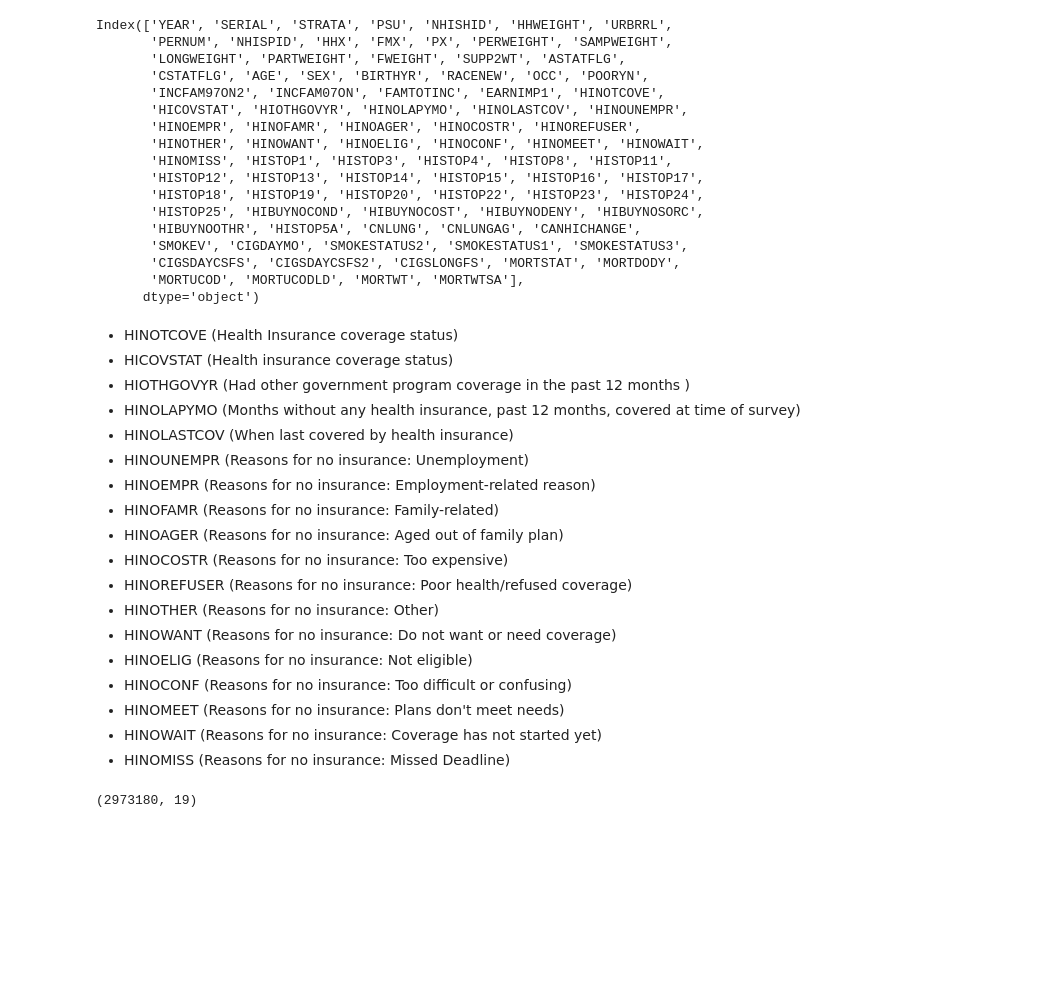
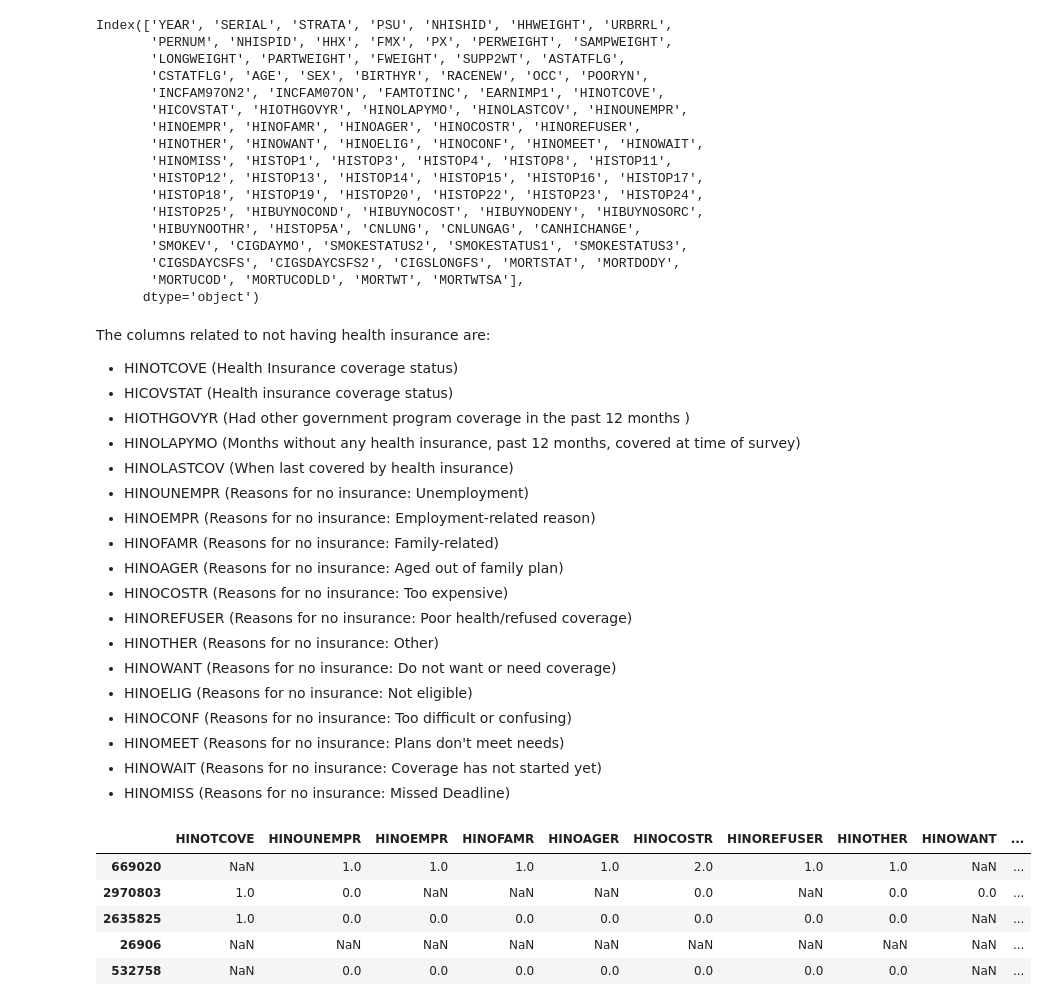
Before and after one commit to MIDS-at-Duke/uds-2024-flyingsloths, a Jupyter notebook: 02_Code/14_No_Insurance_Analysis.ipynb, the cells around one changed output. Cells and saved outputs as stored; diff of their text form; code cells hidden in the pictures; blank space fills up the shorter version.

```diff
--- a/02_Code/14_No_Insurance_Analysis.ipynb
+++ b/02_Code/14_No_Insurance_Analysis.ipynb
@@ -42,6 +42,8 @@ Index(['YEAR', 'SERIAL', 'STRATA', 'PSU', 'NHISHID', 'HHWEIGHT', 'URBRRL',
        'MORTUCOD', 'MORTUCODLD', 'MORTWT', 'MORTWTSA'],
       dtype='object')
 # %% [markdown]
+The columns related to not having health insurance are:
+
 - HINOTCOVE (Health Insurance coverage status)
 - HICOVSTAT (Health insurance coverage status)
 - HIOTHGOVYR (Had other government program coverage in the past 12 months )
@@ -61,14 +63,9 @@ Index(['YEAR', 'SERIAL', 'STRATA', 'PSU', 'NHISHID', 'HHWEIGHT', 'URBRRL',
 - HINOWAIT (Reasons for no insurance: Coverage has not started yet)
 - HINOMISS (Reasons for no insurance: Missed Deadline)
 # %%
-# including only the above columns and year
+# including only the relevant columns
 required_columns = [
-    "YEAR",
     "HINOTCOVE",
-    "HICOVSTAT",
-    "HIOTHGOVYR",
-    "HINOLAPYMO",
-    "HINOLASTCOV",
     "HINOUNEMPR",
     "HINOEMPR",
     "HINOFAMR",
@@ -88,5 +83,12 @@ df_analysis = df[required_columns]
-# %%
-df_analysis.shape
-# %% [output]
-(2973180, 19)
+# %%
+# subsetting for the required columns
+df_analysis = df[required_columns]
+df_analysis.sample(5)
+# %% [output]
+|  | HINOTCOVE | HINOUNEMPR | HINOEMPR | HINOFAMR | HINOAGER | HINOCOSTR | HINOREFUSER | HINOTHER | HINOWANT | ... |
+| 669020 | NaN | 1.0 | 1.0 | 1.0 | 1.0 | 2.0 | 1.0 | 1.0 | NaN | ... |
+| 2970803 | 1.0 | 0.0 | NaN | NaN | NaN | 0.0 | NaN | 0.0 | 0.0 | ... |
+| 2635825 | 1.0 | 0.0 | 0.0 | 0.0 | 0.0 | 0.0 | 0.0 | 0.0 | NaN | ... |
+| 26906 | NaN | NaN | NaN | NaN | NaN | NaN | NaN | NaN | NaN | ... |
+| 532758 | NaN | 0.0 | 0.0 | 0.0 | 0.0 | 0.0 | 0.0 | 0.0 | NaN | ... |
 # %%
```
Also changed, not shown: parts of 17 cells of this notebook.
